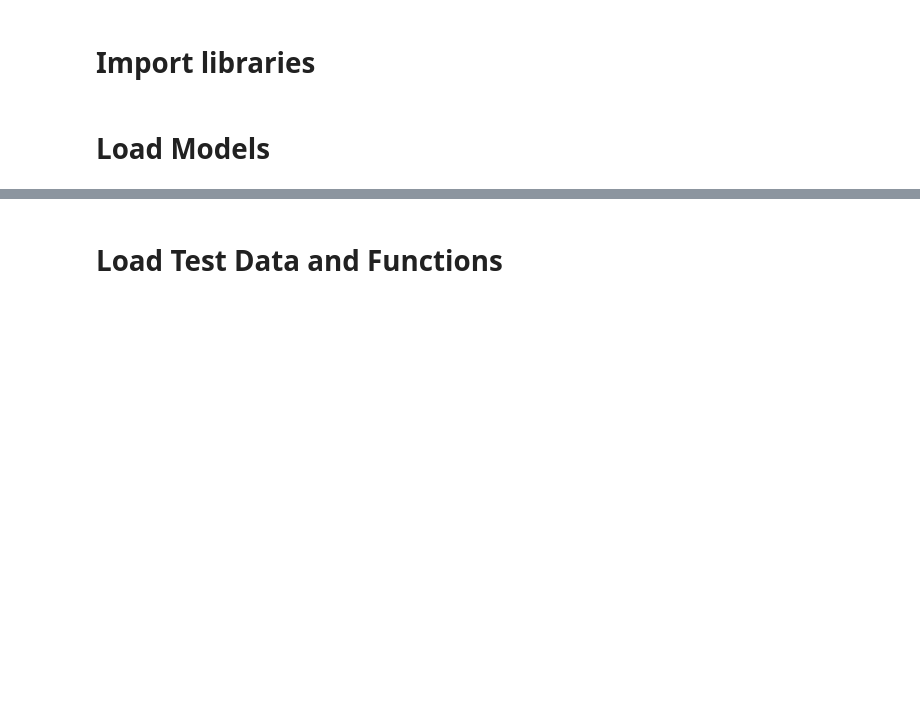
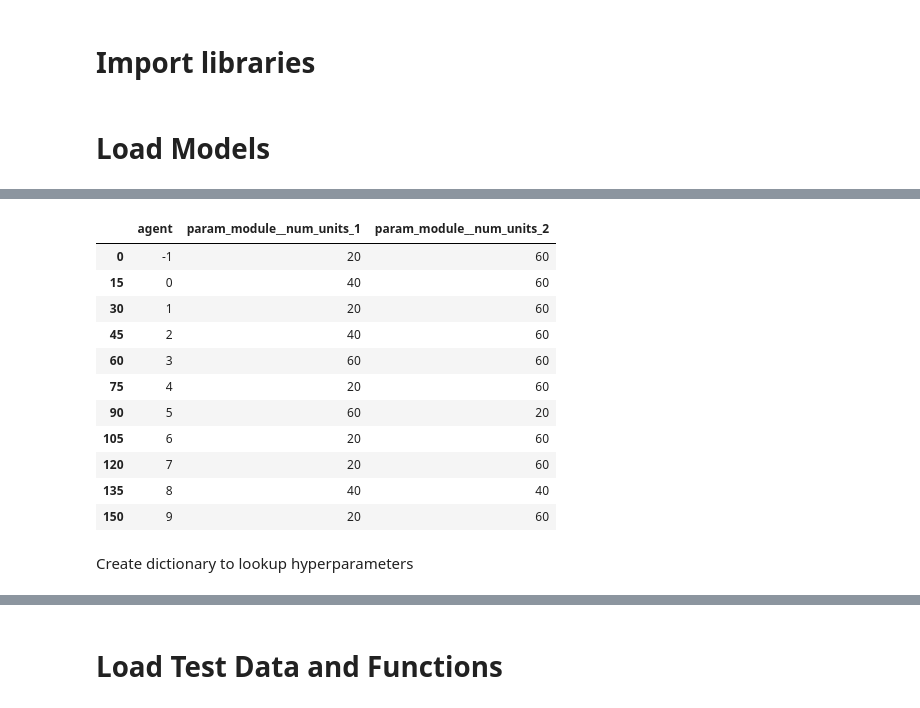
Before and after one commit to mw281685/IFoA-FL-WP, a Jupyter notebook: code/federated_learing_notebook_skorch n_jobs_ps_v8.4_graph.ipynb, the cells around one changed output, grey strips where cells are left out. Cells and saved outputs as stored; diff of their text form; code cells hidden in the pictures; blank space fills up the shorter version.

```diff
--- a/code/federated_learing_notebook_skorch n_jobs_ps_v8.4_graph.ipynb
+++ b/code/federated_learing_notebook_skorch n_jobs_ps_v8.4_graph.ipynb
@@ -27,0 +66,17 @@ import utils
+# %%
+top_results_df[['agent', 'param_module__num_units_1', 'param_module__num_units_2']]
+# %% [output]
+|  | agent | param_module__num_units_1 | param_module__num_units_2 |
+| 0 | -1 | 20 | 60 |
+| 15 | 0 | 40 | 60 |
+| 30 | 1 | 20 | 60 |
+| 45 | 2 | 40 | 60 |
+| 60 | 3 | 60 | 60 |
+| 75 | 4 | 20 | 60 |
+| 90 | 5 | 60 | 20 |
+| 105 | 6 | 20 | 60 |
+| 120 | 7 | 20 | 60 |
+| 135 | 8 | 40 | 40 |
+| 150 | 9 | 20 | 60 |
+# %% [markdown]
+Create dictionary to lookup hyperparameters
```
Also changed, not shown: parts of 28 cells of this notebook.
